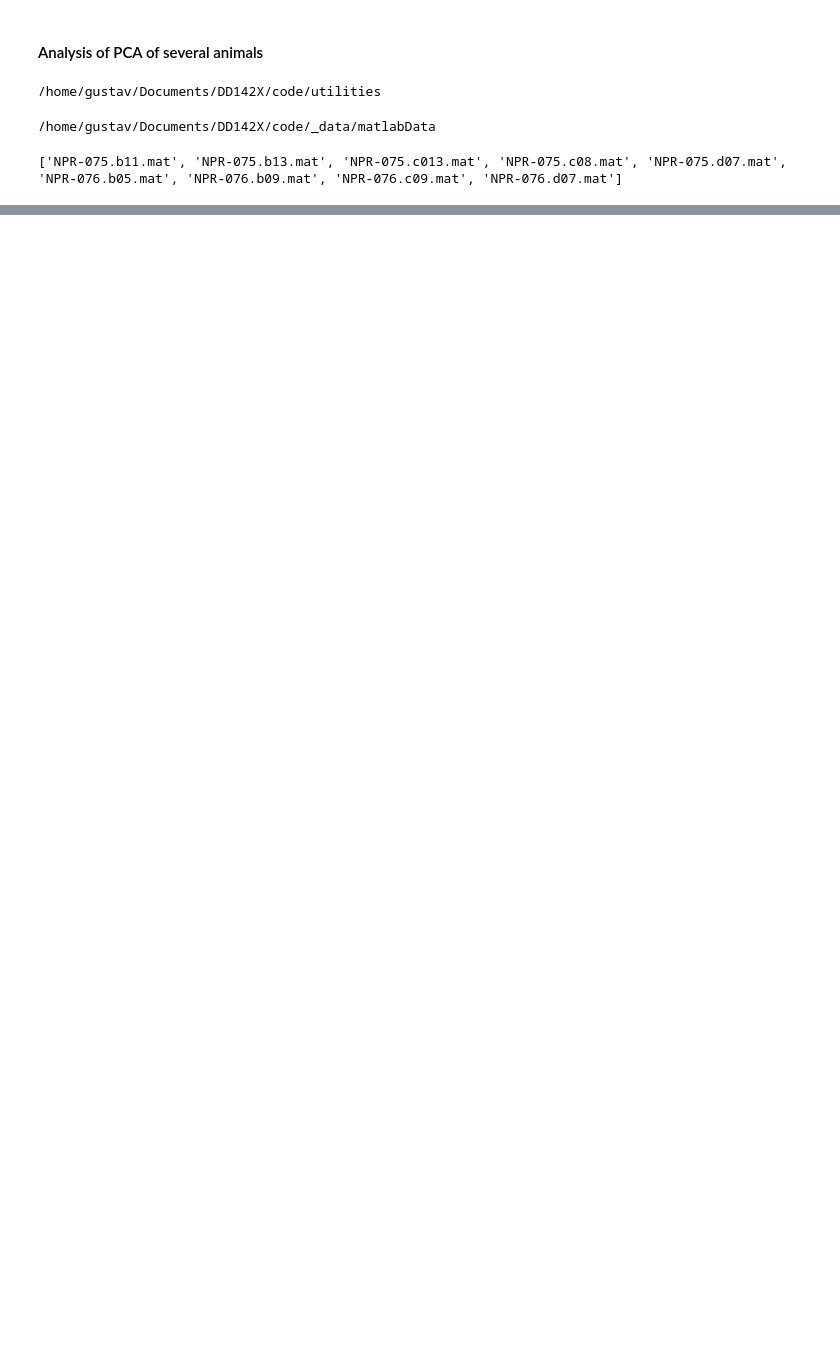
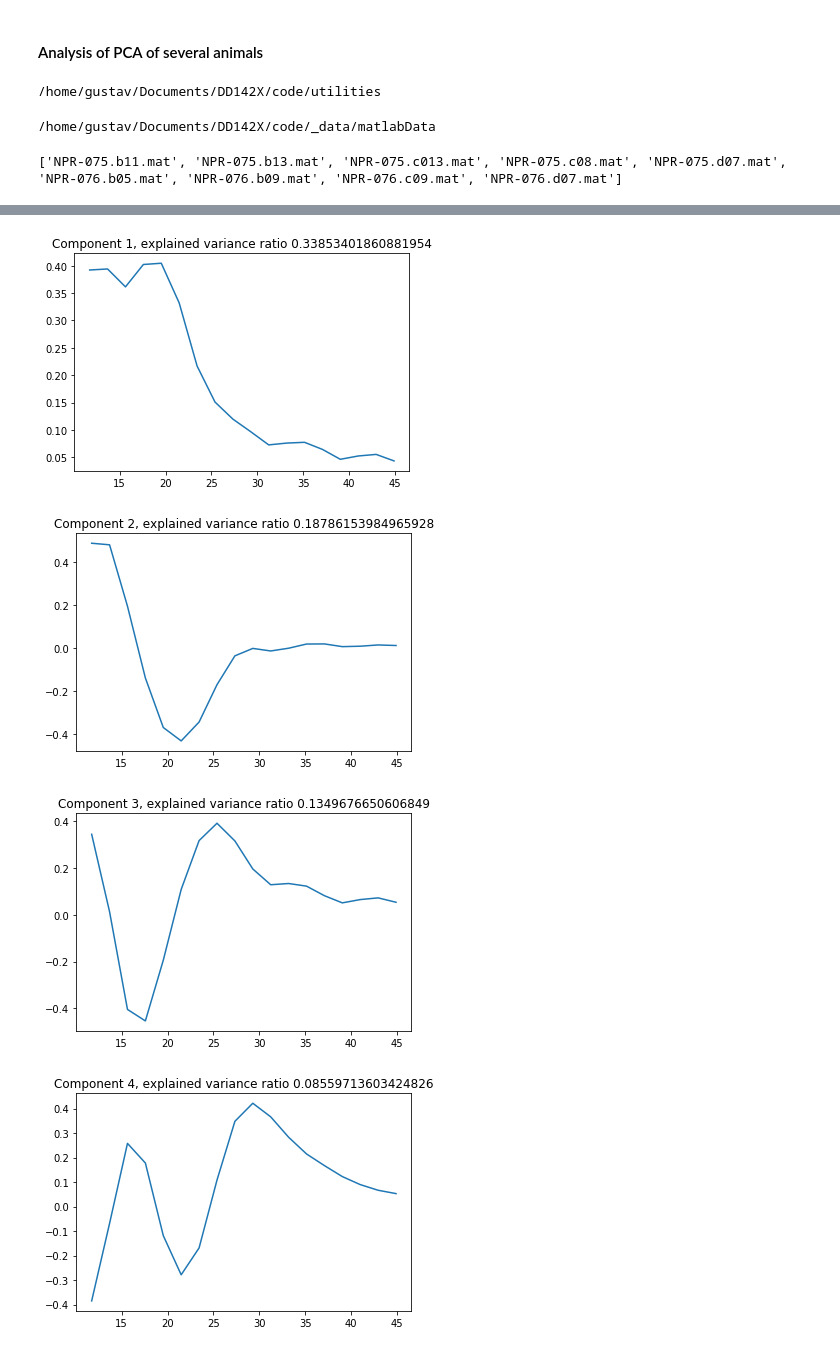
Before and after one commit to miriamvall/DD142X, a Jupyter notebook: code/notebooks/Multiple animals PCA.ipynb, the cells around one changed output, grey strips where cells are left out. Drawn from its saved outputs; the diff is of its cells as text; code cells hidden in the pictures; blank space fills up the shorter version.

```diff
--- a/code/notebooks/Multiple animals PCA.ipynb
+++ b/code/notebooks/Multiple animals PCA.ipynb
@@ -169,0 +146,5 @@ PCA n = 163540
+# %%
+print(pca.explained_variance_ratio_.sum())
+for ratio, component in zip(pca.explained_variance_ratio_, pca.components_):
+    print("Explained variance ratio: " + str(ratio))
+    print(component)
@@ -169,0 +169,11 @@ PCA n = 163540
+# %%
+for idx, (ratio, component) in enumerate(zip(pca.explained_variance_ratio_, pca.components_)):
+    plt.clf()
+    plt.title("Component " + str(idx + 1) + ", explained variance ratio " + str(ratio))
+    plt.plot(frqs, component)
+    plt.show()
+# %% [output]
+[figure, added]
+[figure, added]
+[figure, added]
+[figure, added]
```
Also changed, not shown: parts of 12 cells of this notebook, 7 other files.
